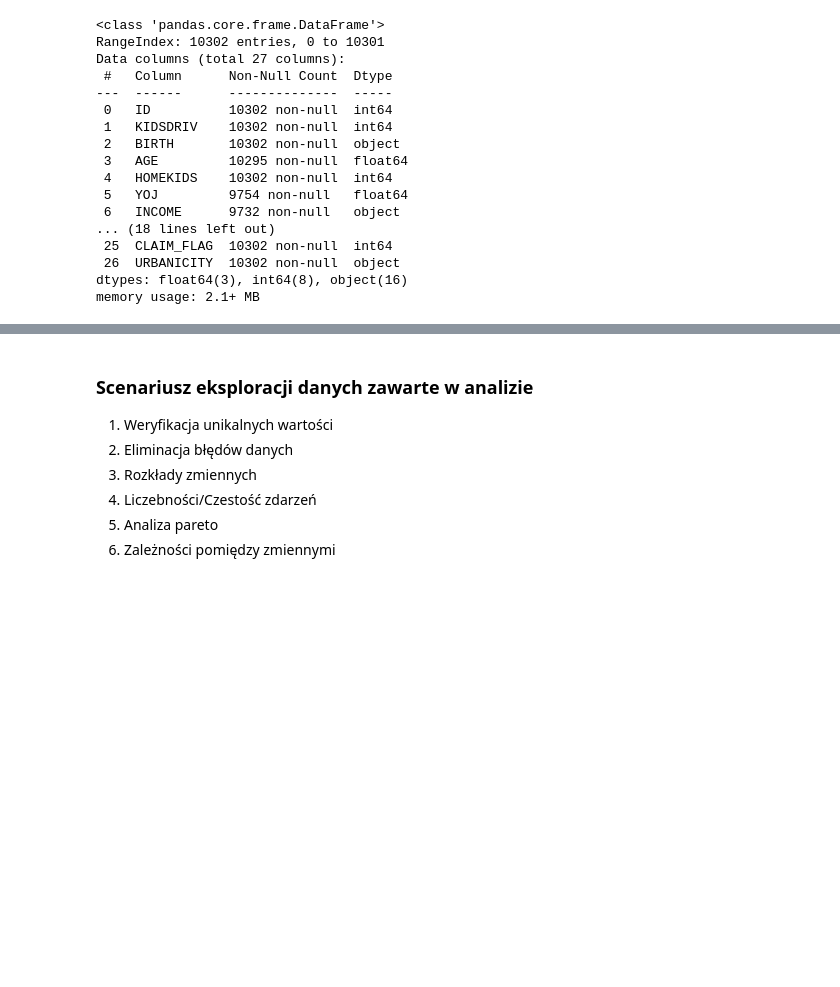
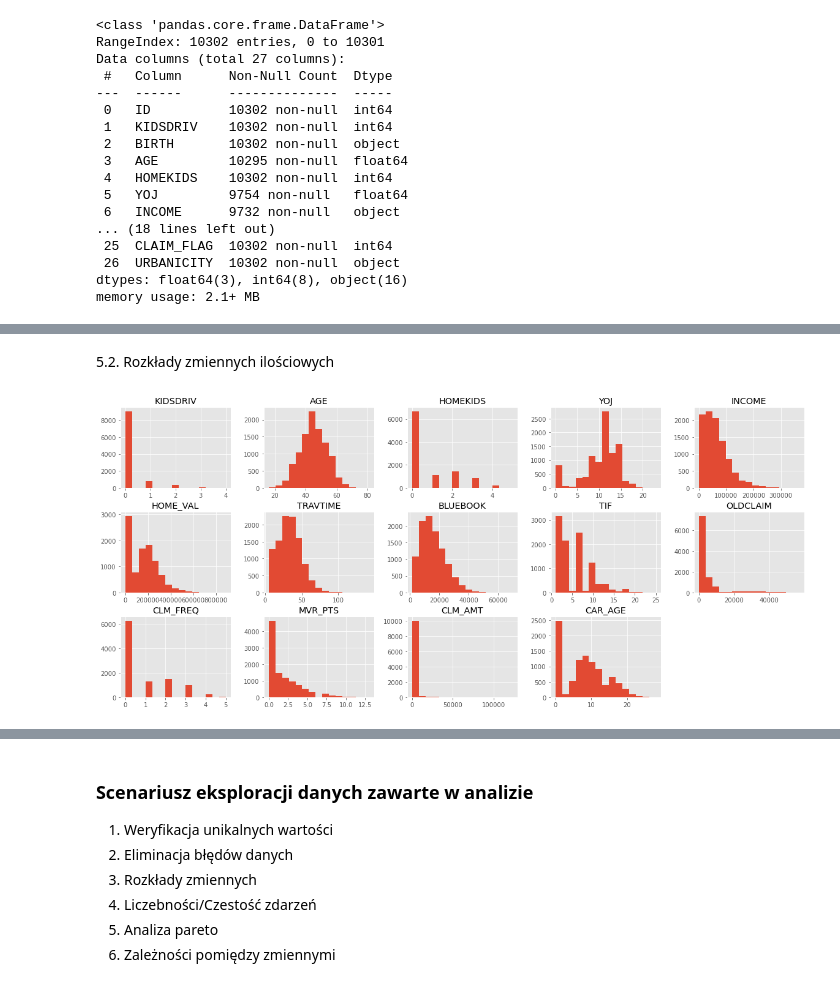
Before and after one commit to DominikMAI/Modele_Parametryczne, a Jupyter notebook: Eksploracja_danych.ipynb, the cells around one changed output, grey strips where cells are left out. Drawn from its saved outputs; the diff is of its cells as text; code cells hidden in the pictures; blank space fills up the shorter version.

```diff
--- a/Eksploracja_danych.ipynb
+++ b/Eksploracja_danych.ipynb
@@ -80,0 +430,9 @@ report
+# %% [markdown]
+5.2. Rozkłady zmiennych ilościowych
+# %%
+plt.style.use('ggplot')
+# %%
+df[list(report.columns)].hist(bins=15, figsize=(20, 15), layout=(5, 5))
+plt.show()
+# %% [output]
+[figure, added]
```
Also changed, not shown: parts of 80 cells of this notebook, 1 other file.
